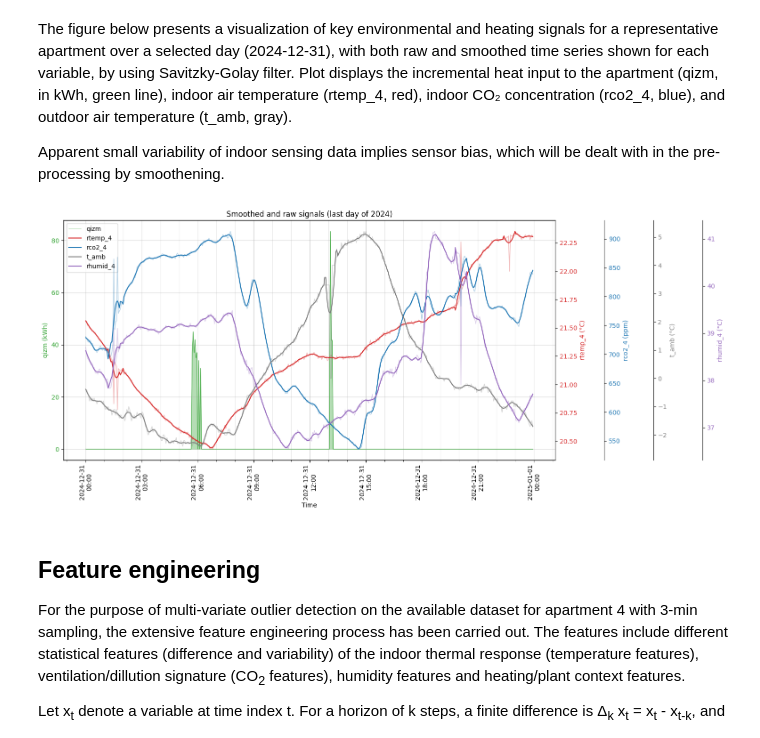
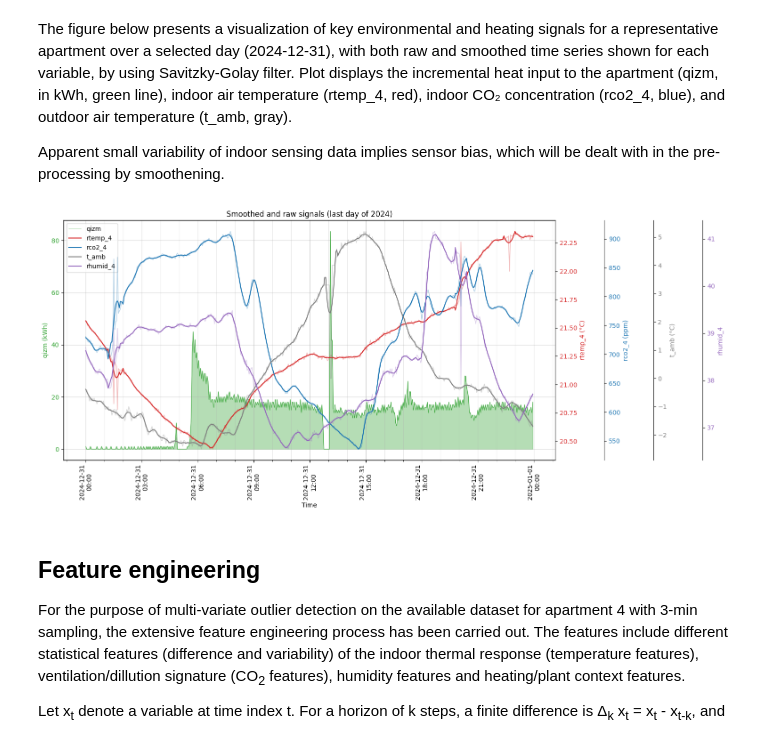
Before and after one commit to xai4heat/xai4heat, a Jupyter notebook: notebooks/Inferring window opening events in district-heated apartments by using multivariate outlier detection methods.ipynb, the cells around one changed output. Saved outputs shown, nothing was run; the diff lists cells and outputs as text; code cells hidden in the pictures.

```diff
--- a/notebooks/Inferring window opening events in district-heated apartments by using multivariate outlier detection methods.ipynb
+++ b/notebooks/Inferring window opening events in district-heated apartments by using multivariate outlier detection methods.ipynb
@@ -252,35 +252,35 @@ ax_tamb.tick_params(axis='y', labelcolor="tab:gray")
 
 ax_hum = ax_qin.twinx()
 ax_hum.spines["right"].set_position(("axes", 1.30))
 h_hum, = ax_hum.plot(smoothed["rhumid_4"].index, smoothed["rhumid_4"], color="tab:purple", label="rhumid_4")
 # Overlay original rhumid_4
 ax_hum.plot(signals["rhumid_4"].index, signals["rhumid_4"], color="tab:purple", alpha=0.3, linewidth=1.2, label="rhumid_4 (orig)")
-ax_hum.set_ylabel("rhumid_4 (°C)", color="tab:purple")
+ax_hum.set_ylabel("rhumid_4", color="tab:purple")
 ax_hum.tick_params(axis='y', labelcolor="tab:purple")
 
 # Grid, legend, and cosmetics
 ax_qin.grid(True, which='both', axis='both', alpha=0.5)
 ax_qin.set_xlabel("Time")
 ax_qin.xaxis.set_major_formatter(mdates.DateFormatter('%Y-%m-%d\n%H:%M'))
 plt.setp(ax_qin.get_xticklabels(), rotation=90)
 
 # Add secondary grid with one hour resolution
 ax_qin.xaxis.set_minor_locator(mdates.HourLocator(interval=1))
 ax_qin.grid(True, which='minor', axis='x', alpha=0.25)
 
 # --- Shade area below qizm in transparent green ---
 ax_qin.fill_between(signals["qizm"].index, 0, signals["qizm"], color="tab:green", alpha=0.35, zorder=0)
 
 # Build legend (show only main lines)
 lines = [h_qin, h_temp, h_co2, h_tamb, h_hum]
 labels = ["qizm", "rtemp_4", "rco2_4", "t_amb", "rhumid_4"]
 ax_qin.legend(lines, labels, loc="upper left")
 
 plt.title(f"Smoothed and raw signals (last day of 2024)")
 plt.tight_layout()
 plt.show()
 # %% [output]
-[figure, old version]
+[figure, new version]
 # %% [markdown]
 ## Feature engineering
 
```
Also changed, not shown: parts of 2 cells of this notebook, 16 other files.
